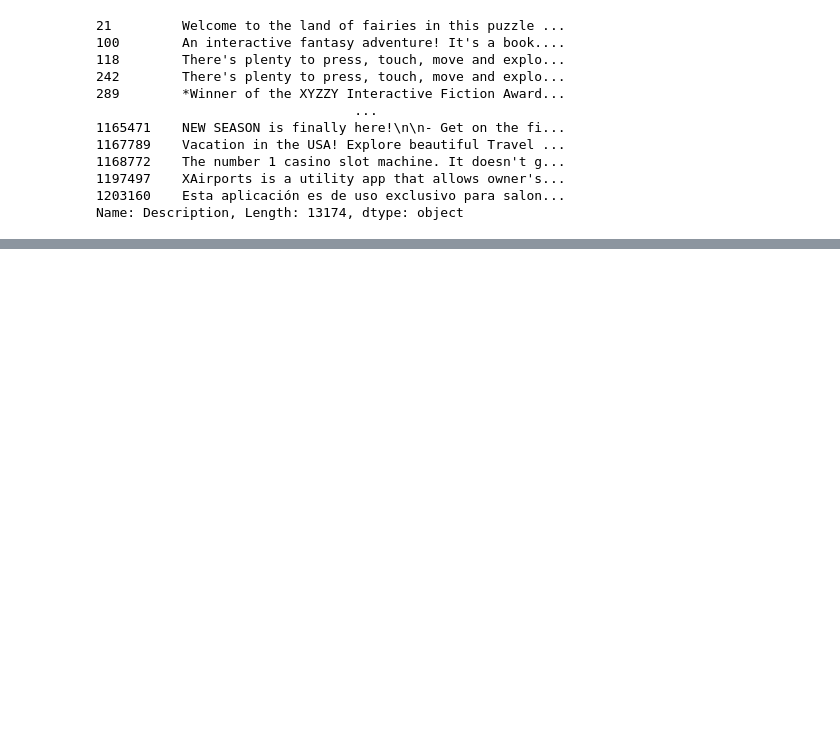
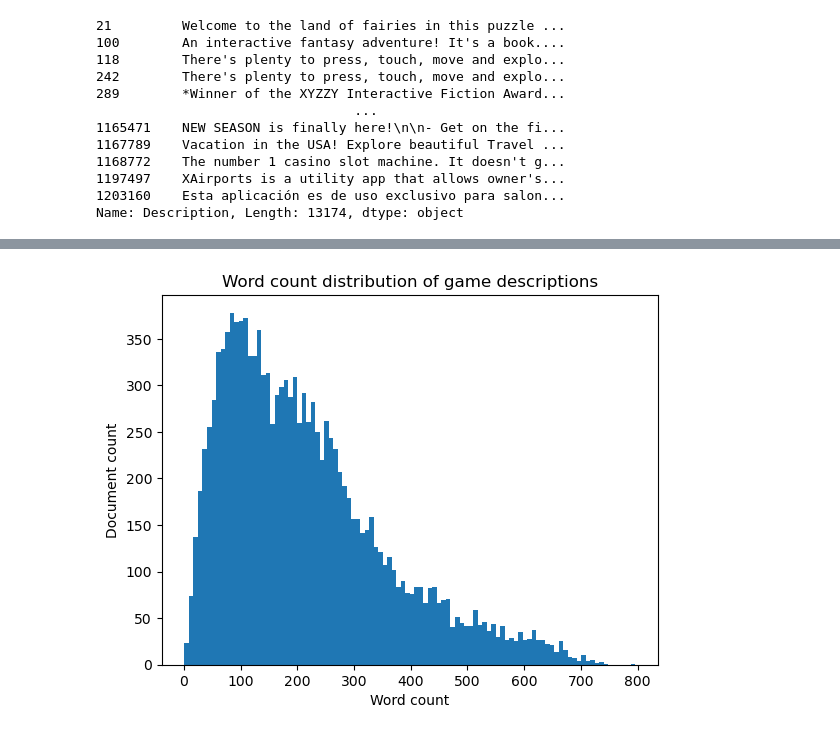
Before and after one commit to tsido/lda-thesis, a Jupyter notebook: data/generate_game_descriptions.ipynb, the cells around one changed output, grey strips where cells are left out. Drawn from its saved outputs; the diff is of its cells as text; code cells hidden in the pictures; blank space fills up the shorter version.

Commit message:
Plot word counts for the game descriptions

```diff
--- a/data/generate_game_descriptions.ipynb
+++ b/data/generate_game_descriptions.ipynb
@@ -165,3 +172,12 @@ if not DEBUG: df.to_csv('enriched_data.csv')
 1197497    XAirports is a utility app that allows owner's...
 1203160    Esta aplicación es de uso exclusivo para salon...
 Name: Description, Length: 13174, dtype: object
+# %%
+# calculate the word counts for the descriptions
+
+def get_word_count(desc):
+    return len(desc.split())
+
+WordCounts = df['Description'].apply(get_word_count)
+df['WordCounts'] = WordCounts
+df['WordCounts'].describe()
@@ -167,0 +194,10 @@ Name: Description, Length: 13174, dtype: object
+# %%
+# Histogram about the description lengths
+counts, bins = np.histogram(df['WordCounts'], bins=100)
+plt.stairs(counts, bins, fill=True)
+plt.xlabel('Word count')
+plt.ylabel('Document count')
+plt.title('Word count distribution of game descriptions')
+plt.show()
+# %% [output]
+[figure, added]
```
Also changed, not shown: parts of 4 cells of this notebook.
